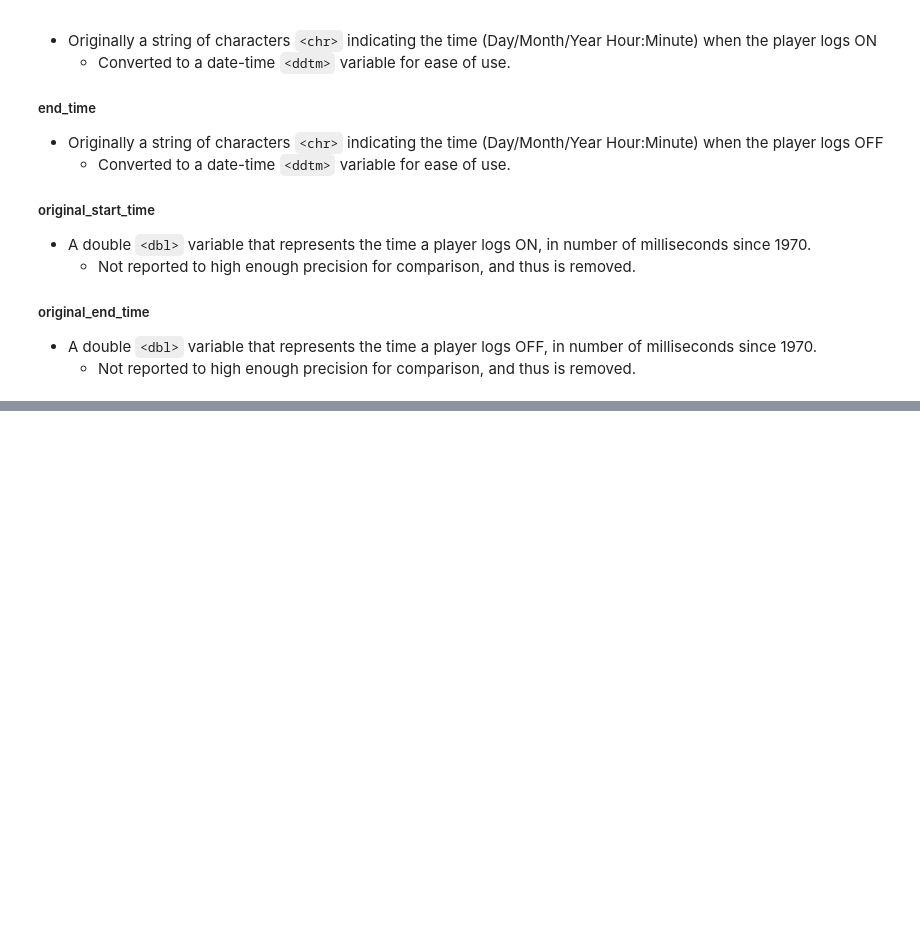
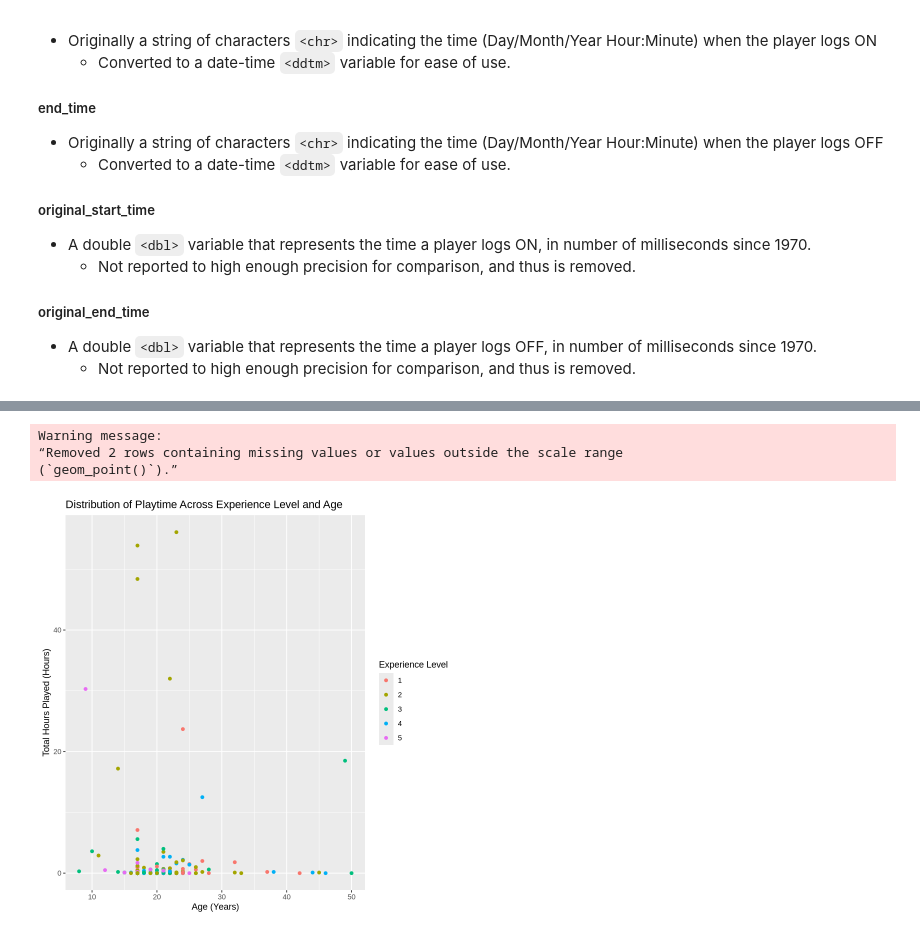
Before and after one commit to Seanrsl19/dsci-100-s006-g35, a Jupyter notebook: project_final.ipynb, the cells around one changed output, grey strips where cells are left out. Saved outputs shown, nothing was run; the diff lists cells and outputs as text; code cells hidden in the pictures; blank space fills up the shorter version.

```diff
--- a/project_final.ipynb
+++ b/project_final.ipynb
@@ -62,0 +70,19 @@ A catalogue of all 1535 instances where a player logs into the server with the f
+# %%
+# Reading the data
+
+# URL to the csv files stored on github
+players_url <- "https://raw.githubusercontent.com/KentoBaguetti/DSCI100-GroupProjcect/refs/heads/main/players.csv"
+sessions_url <- "https://raw.githubusercontent.com/KentoBaguetti/DSCI100-GroupProjcect/refs/heads/main/sessions.csv"
+
+# read the csv data into dataframes
+players <- read_csv(players_url)
+sessions <- read_csv(sessions_url)
+
+players
+sessions
+
+nnn <- players |>
+    select(experience) |>
+    group_by(experience) |>
+    summarize(n = n())
+nnn
@@ -62,0 +135,11 @@ A catalogue of all 1535 instances where a player logs into the server with the f
+# %%
+# Tidy the data
+tidy_players <- players |>
+  mutate(
+    experience = factor(experience, levels = c("Beginner", "Amateur", "Regular", "Veteran", "Pro"), ordered = TRUE),
+    experience_numeric = as.numeric(experience)
+  ) |>
+    select(played_hours, experience_numeric, Age) |>
+    filter(played_hours < 60)
+
+tidy_players
@@ -62,0 +157,16 @@ A catalogue of all 1535 instances where a player logs into the server with the f
+# %%
+# Age vs Play time
+prepredict_plot <- tidy_players |>
+    ggplot(aes(x=Age, y=played_hours, color = as.factor(experience_numeric))) +
+    geom_point() +
+    labs(title = "Distribution of Playtime Across Experience Level and Age",
+         x = "Age (Years)",
+         y = "Total Hours Played (Hours)",
+         color = "Experience Level")
+
+prepredict_plot
+# %% [output]
+Warning message:
+“Removed 2 rows containing missing values or values outside the scale range
+(`geom_point()`).”
+[figure, added]
```
Also changed, not shown: parts of 8 cells of this notebook.
